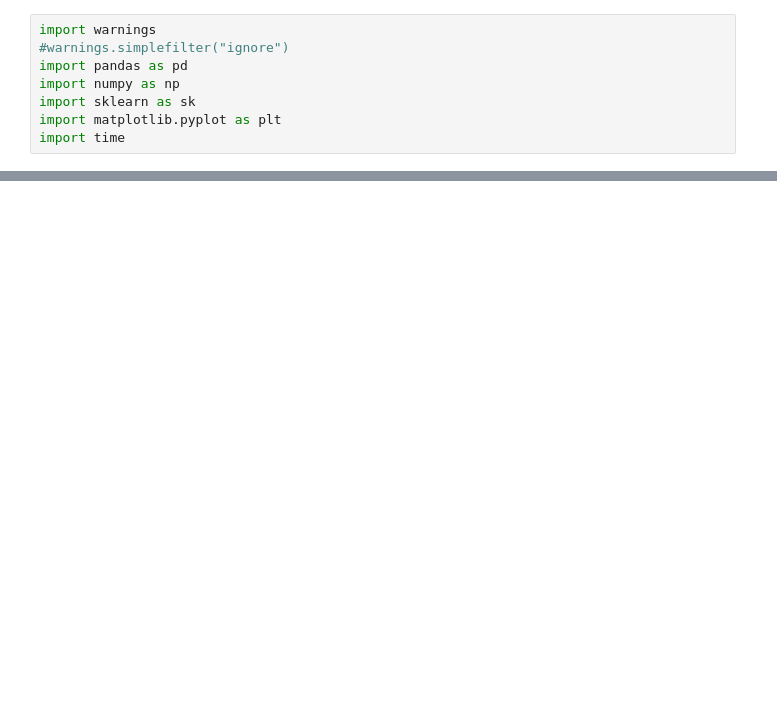
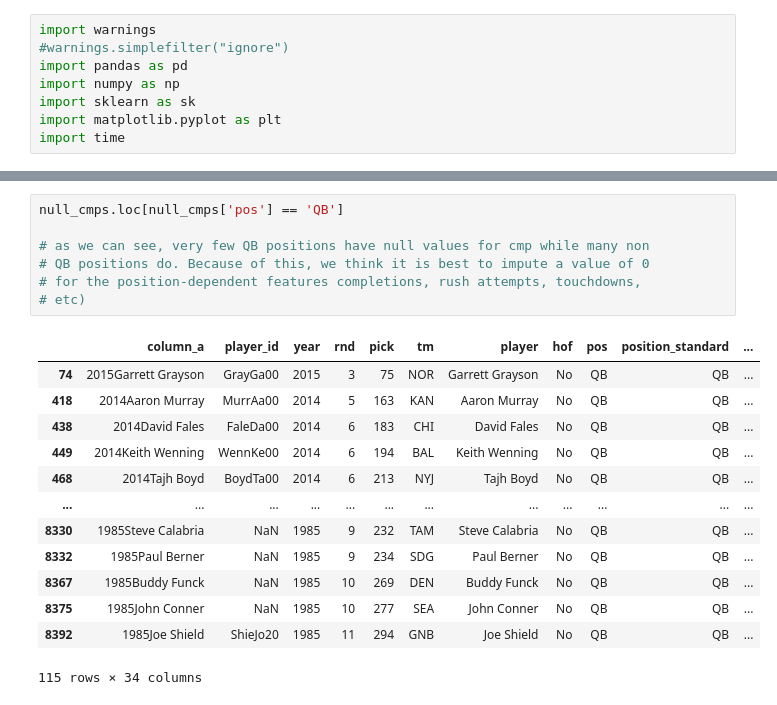
Before and after one commit to curry2736/CS-363M-Project, a Jupyter notebook: project.ipynb, the cells around one changed output, grey strips where cells are left out. Drawn from its saved outputs; the diff is of its cells as text; blank space fills up the shorter version.

```diff
--- a/project.ipynb
+++ b/project.ipynb
@@ -16,0 +78,21 @@ STAT_COLUMNS = [
+# %%
+null_cmps.loc[null_cmps['pos'] == 'QB']
+
+# as we can see, very few QB positions have null values for cmp while many non
+# QB positions do. Because of this, we think it is best to impute a value of 0
+# for the position-dependent features completions, rush attempts, touchdowns,
+# etc)
+# %% [output]
+|  | column_a | player_id | year | rnd | pick | tm | player | hof | pos | position_standard | ... |
+| 74 | 2015Garrett Grayson | GrayGa00 | 2015 | 3 | 75 | NOR | Garrett Grayson | No | QB | QB | ... |
+| 418 | 2014Aaron Murray | MurrAa00 | 2014 | 5 | 163 | KAN | Aaron Murray | No | QB | QB | ... |
+| 438 | 2014David Fales | FaleDa00 | 2014 | 6 | 183 | CHI | David Fales | No | QB | QB | ... |
+| 449 | 2014Keith Wenning | WennKe00 | 2014 | 6 | 194 | BAL | Keith Wenning | No | QB | QB | ... |
+| 468 | 2014Tajh Boyd | BoydTa00 | 2014 | 6 | 213 | NYJ | Tajh Boyd | No | QB | QB | ... |
+| ... | ... | ... | ... | ... | ... | ... | ... | ... | ... | ... | ... |
+| 8330 | 1985Steve Calabria | NaN | 1985 | 9 | 232 | TAM | Steve Calabria | No | QB | QB | ... |
+| 8332 | 1985Paul Berner | NaN | 1985 | 9 | 234 | SDG | Paul Berner | No | QB | QB | ... |
+| 8367 | 1985Buddy Funck | NaN | 1985 | 10 | 269 | DEN | Buddy Funck | No | QB | QB | ... |
+| 8375 | 1985John Conner | NaN | 1985 | 10 | 277 | SEA | John Conner | No | QB | QB | ... |
+| 8392 | 1985Joe Shield | ShieJo20 | 1985 | 11 | 294 | GNB | Joe Shield | No | QB | QB | ... |
+115 rows × 34 columns
```
Also changed, not shown: parts of 15 cells of this notebook, 1 other file.
